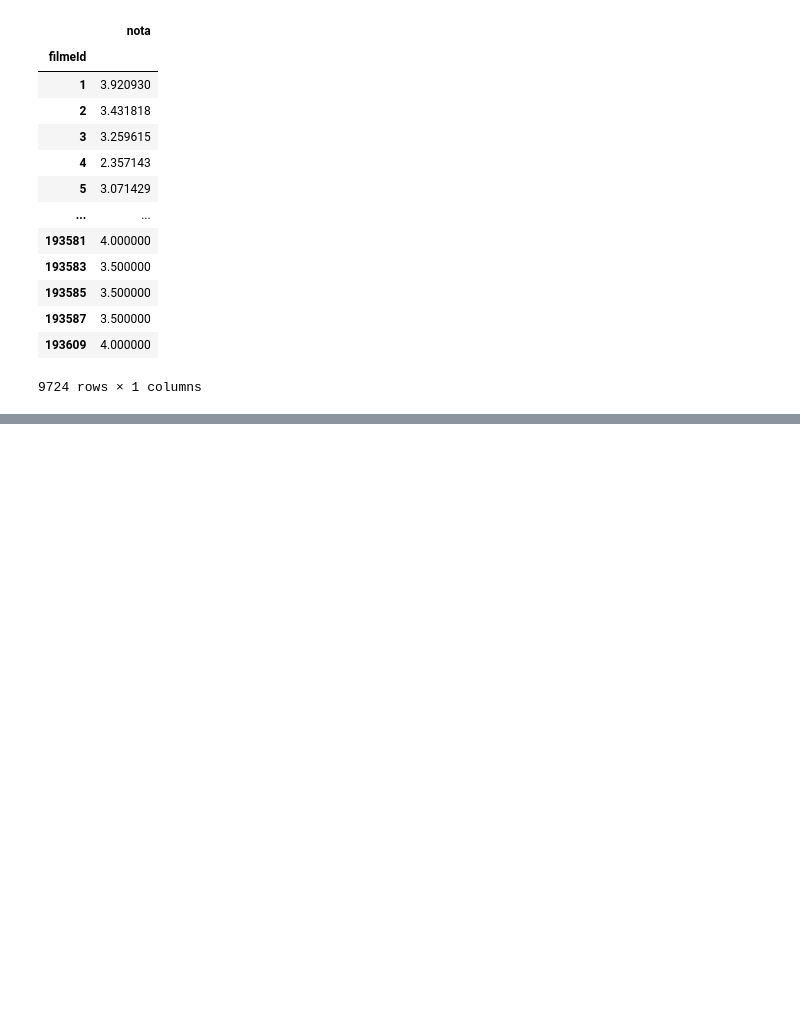
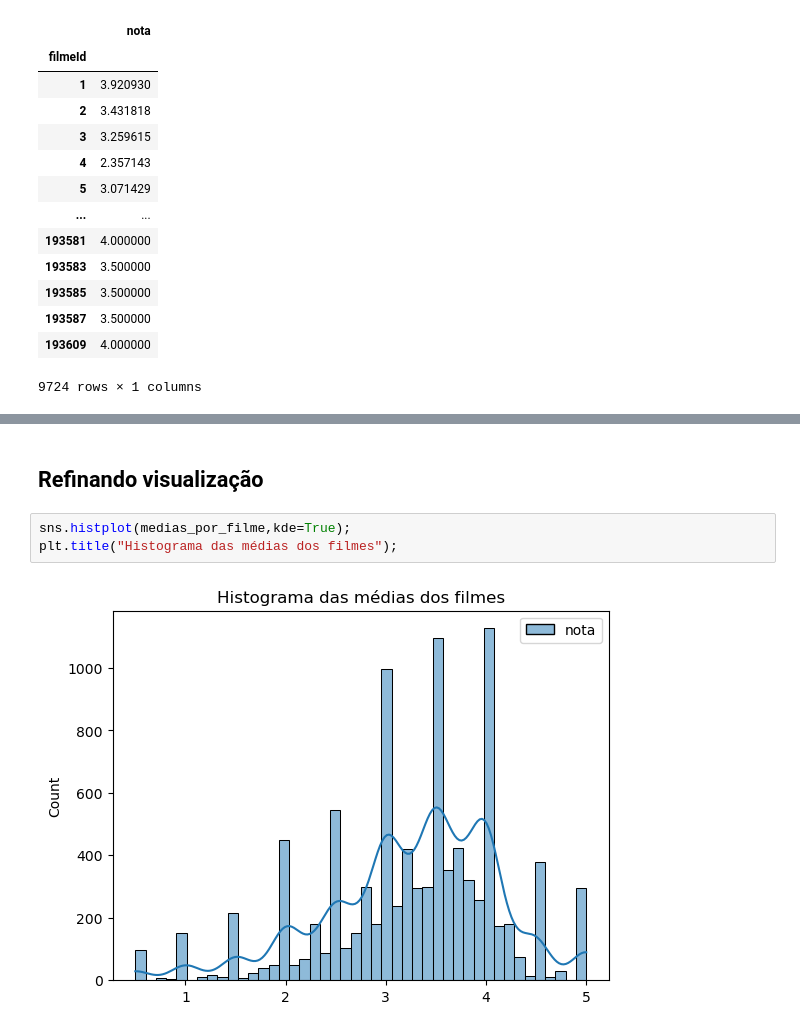
Before and after one commit to joaodamasio/datascience-explorando-analisando-dados, a Jupyter notebook: analise-movielens-TMDB.ipynb, the cells around one changed output, grey strips where cells are left out. Saved outputs shown, nothing was run; the diff lists cells and outputs as text; blank space fills up the shorter version.

```diff
--- a/analise-movielens-TMDB.ipynb
+++ b/analise-movielens-TMDB.ipynb
@@ -186,0 +208,7 @@ medias_por_filme.plot(kind='hist', figsize=(10,5))
+# %% [markdown]
+## Refinando visualização
+# %%
+sns.histplot(medias_por_filme,kde=True);
+plt.title("Histograma das médias dos filmes");
+# %% [output]
+[figure, added]
```
Also changed, not shown: parts of 6 cells of this notebook.
